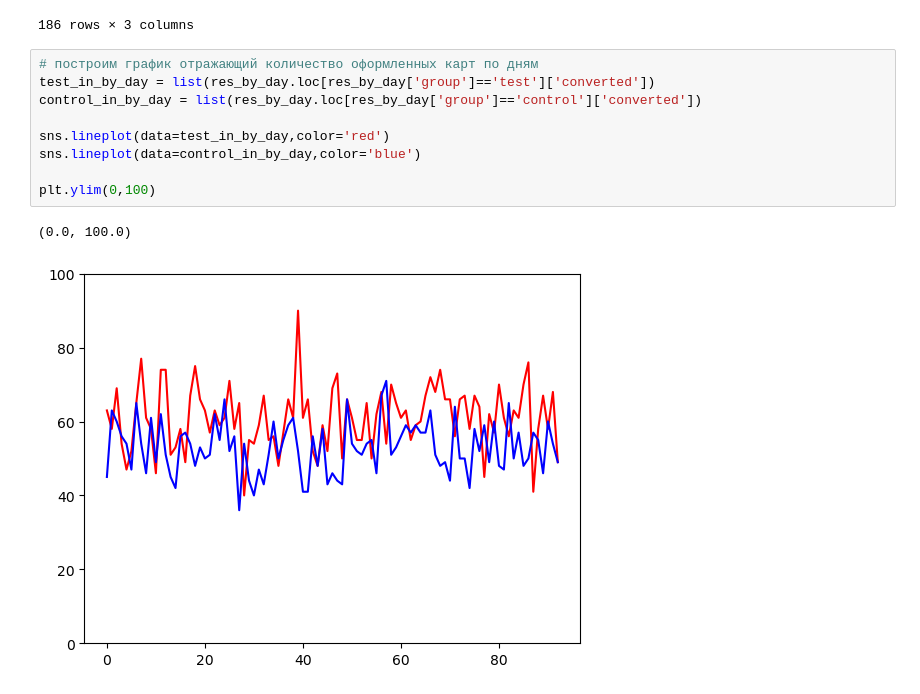
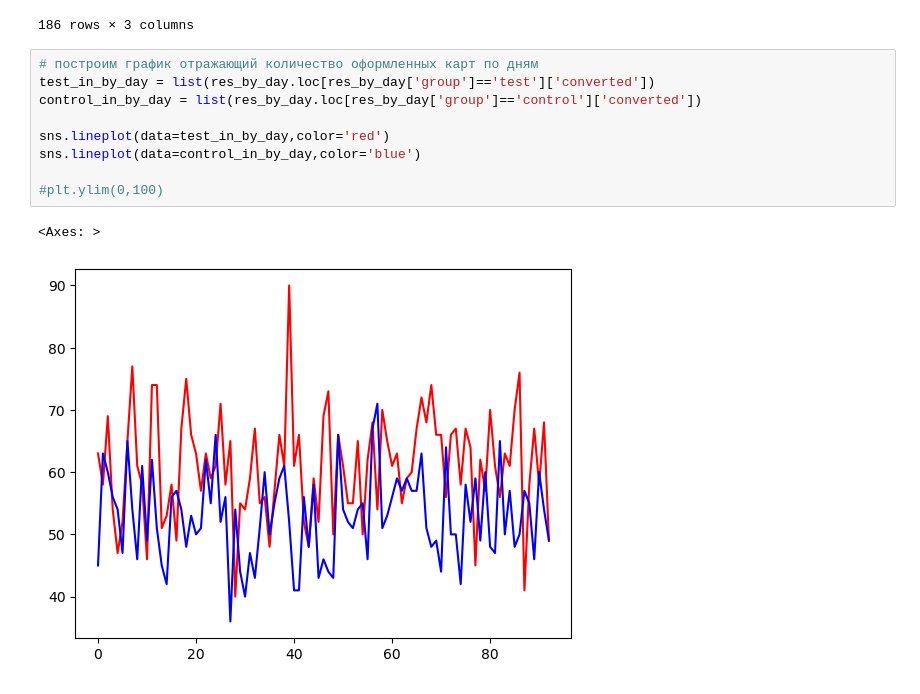
Before and after one commit to KorbovskiyOleg/DataScience, a Jupyter notebook: DataScince/Python/ДЗ сатистика/hw.ipynb, the cells around one changed output. Saved outputs shown, nothing was run; the diff lists cells and outputs as text.

```diff
--- a/DataScince/Python/ДЗ сатистика/hw.ipynb
+++ b/DataScince/Python/ДЗ сатистика/hw.ipynb
@@ -227,14 +227,14 @@ res_by_conv
 # %%
 # построим график отражающий количество оформленных карт по дням
 test_in_by_day = list(res_by_day.loc[res_by_day['group']=='test']['converted'])
 control_in_by_day = list(res_by_day.loc[res_by_day['group']=='control']['converted'])
 
 sns.lineplot(data=test_in_by_day,color='red')
 sns.lineplot(data=control_in_by_day,color='blue')
 
-plt.ylim(0,100)
+#plt.ylim(0,100)
 # %% [output]
-(0.0, 100.0)
+<Axes: >
-[figure, old version]
+[figure, new version]
 # %%
 # постройте график отображающий конверсию оформленных карт по дням
```
Also changed, not shown: parts of 1 cell of this notebook.
